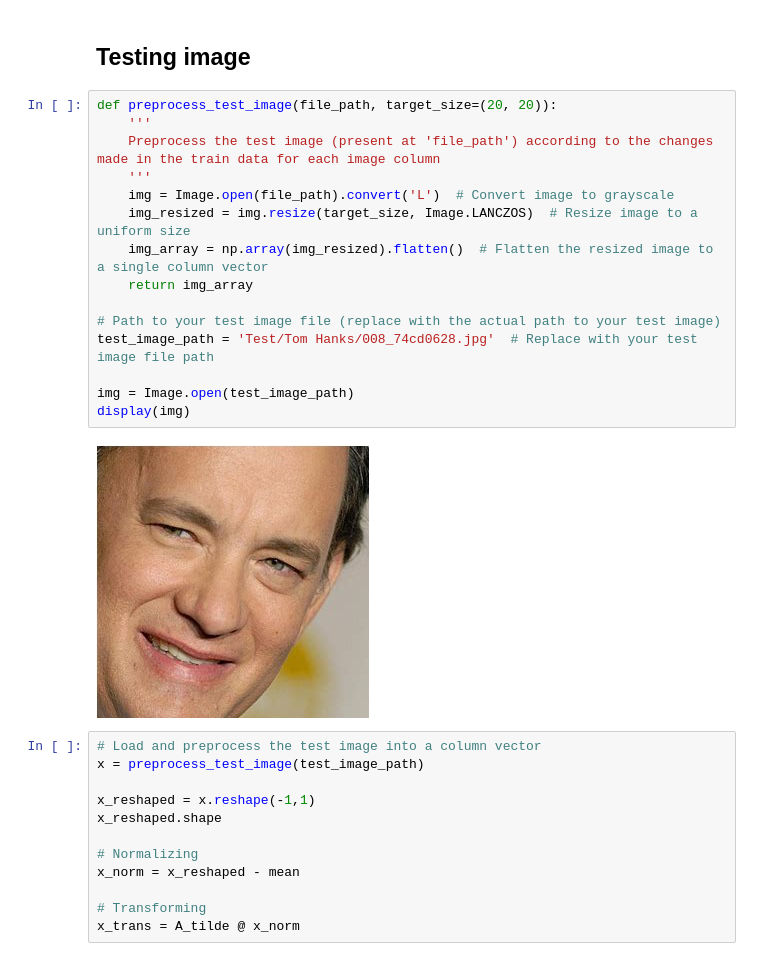
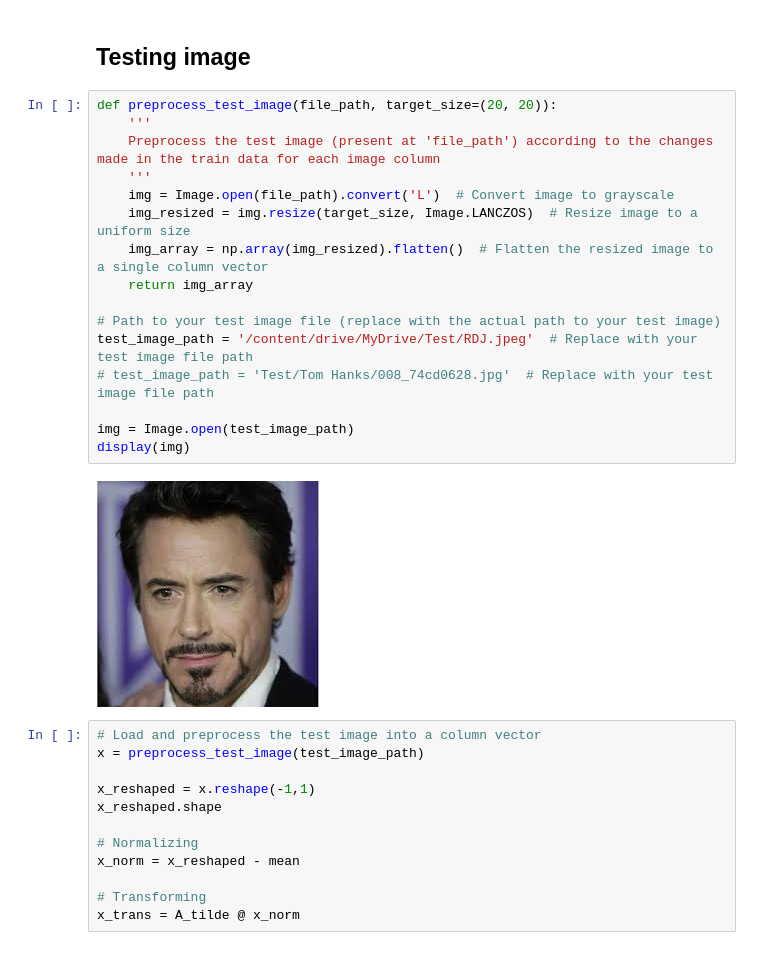
Before and after one commit to SohhamSeal/Attack-on-PCA-Based-Face-Recognition-System, a Jupyter notebook: Python Code/Attack_on_Ren_et_al_Verification.ipynb, the cells around one changed output. Drawn from its saved outputs; the diff is of its cells as text.

```diff
--- a/Python Code/Attack_on_Ren_et_al_Verification.ipynb
+++ b/Python Code/Attack_on_Ren_et_al_Verification.ipynb
@@ -162,20 +171,21 @@ Verification successful for all trials
 # %%
 def preprocess_test_image(file_path, target_size=(20, 20)):
     '''
     Preprocess the test image (present at 'file_path') according to the changes made in the train data for each image column
     '''
     img = Image.open(file_path).convert('L')  # Convert image to grayscale
     img_resized = img.resize(target_size, Image.LANCZOS)  # Resize image to a uniform size
     img_array = np.array(img_resized).flatten()  # Flatten the resized image to a single column vector
     return img_array
 
 # Path to your test image file (replace with the actual path to your test image)
-test_image_path = 'Test/Tom Hanks/008_74cd0628.jpg'  # Replace with your test image file path
+test_image_path = '/content/drive/MyDrive/Test/RDJ.jpeg'  # Replace with your test image file path
+# test_image_path = 'Test/Tom Hanks/008_74cd0628.jpg'  # Replace with your test image file path
 
 img = Image.open(test_image_path)
 display(img)
 # %% [output]
-[figure, old version]
+[figure, new version]
 # %%
 # Load and preprocess the test image into a column vector
 x = preprocess_test_image(test_image_path)
```
Also changed, not shown: parts of 11 cells of this notebook.
